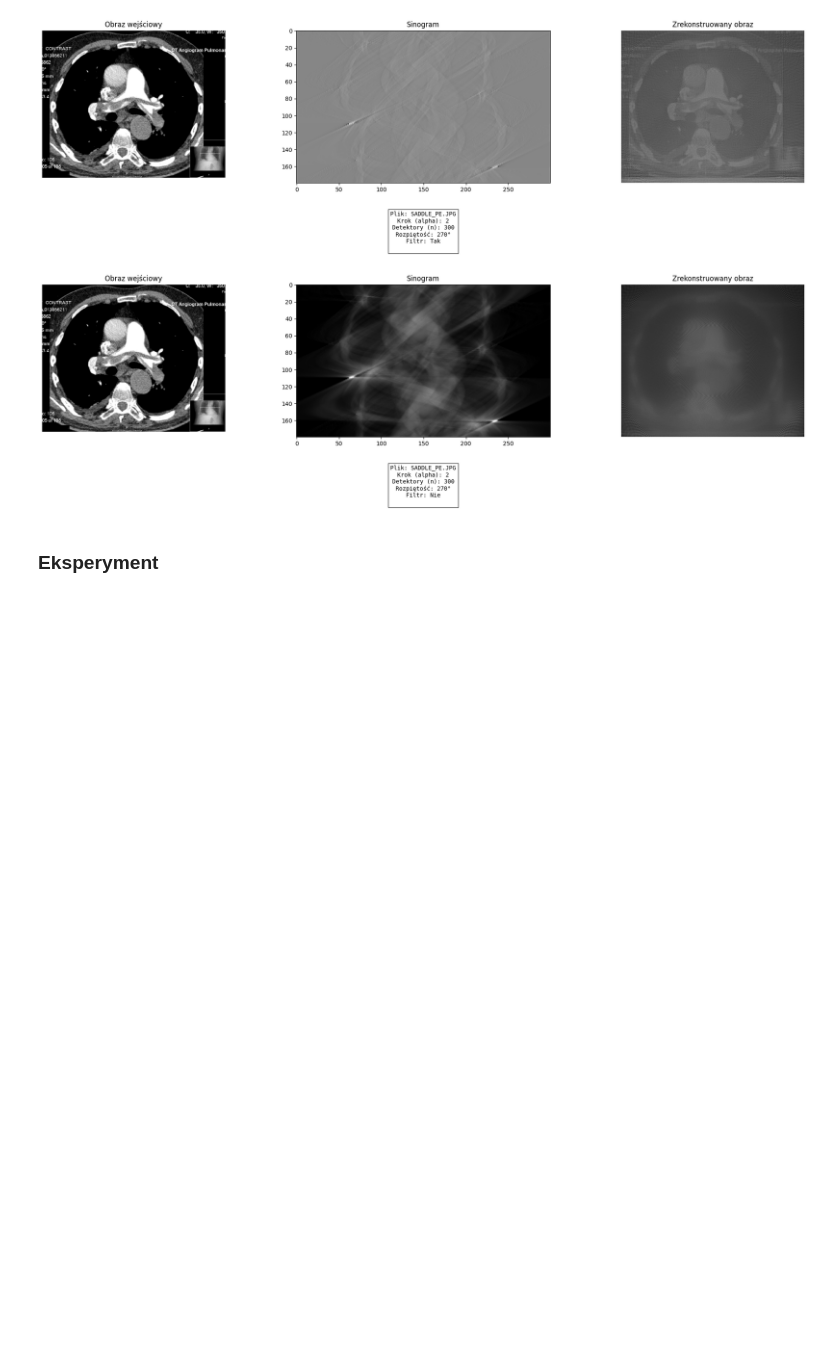
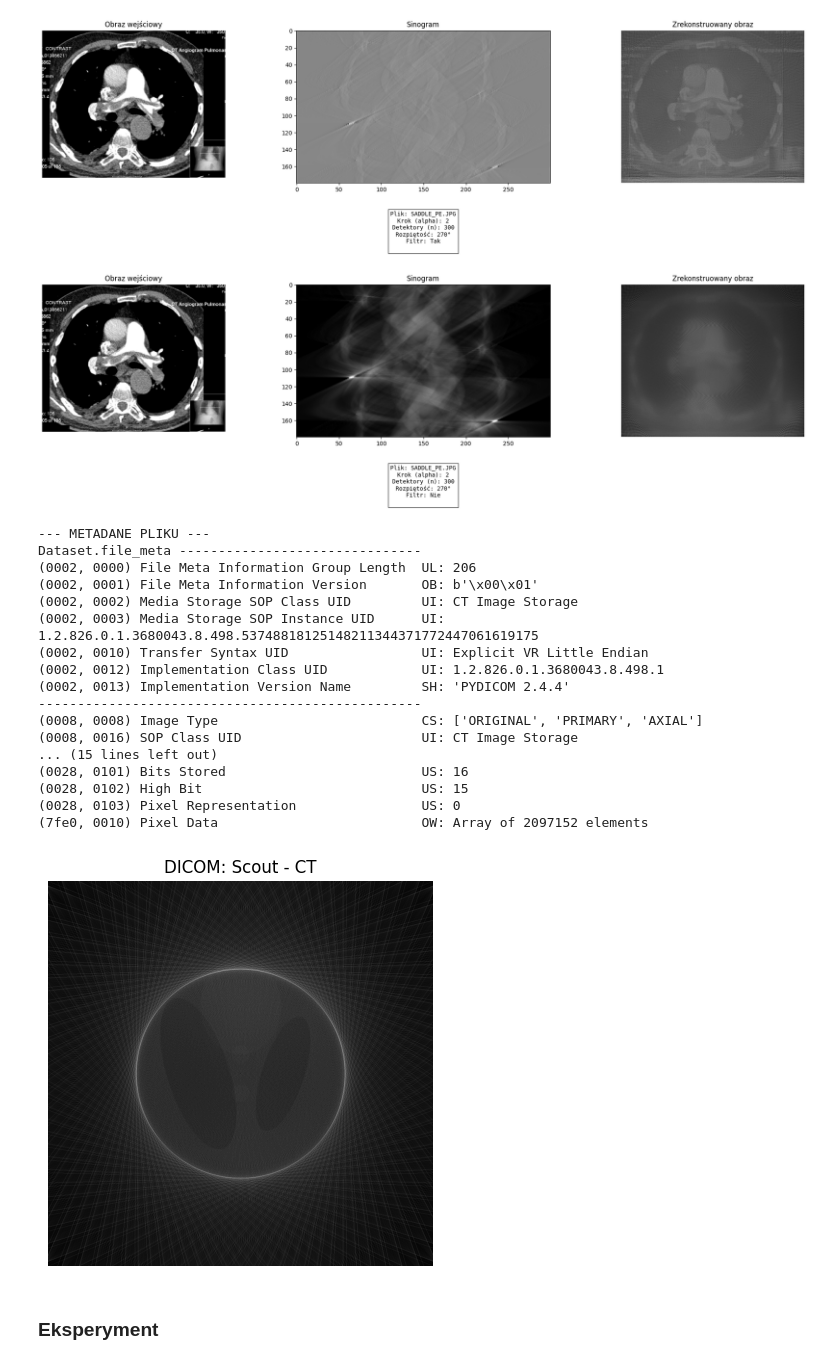
Before and after one commit to oliwiatarent/computed-tomography-simulator, a Jupyter notebook: ct_simulator.ipynb, the cells around one changed output. Saved outputs shown, nothing was run; the diff lists cells and outputs as text; code cells hidden in the pictures; blank space fills up the shorter version.

Commit message:
Wyświetlanie plików DICOM

```diff
--- a/ct_simulator.ipynb
+++ b/ct_simulator.ipynb
@@ -302,3 +303,16 @@ def ct(filename, alpha, n, phi_deg, progress=100, useFilter=True):
+# %%
+def display_dcm(file_path):
+    ds = pydicom.dcmread(file_path)
+
+    print('--- METADANE PLIKU ---')
+    print(ds)
+
+    if 'PixelData' in ds:
+        plt.figure(figsize=(5, 5))
+        plt.imshow(ds.pixel_array, cmap=plt.cm.gray)
+        plt.title(f"DICOM: {ds.PatientName} - {ds.Modality}")
+        plt.axis('off')
+        plt.show()
 # %% [markdown]
 ### Opis głównych funkcji programu
 # %% [markdown]
@@ -445,6 +459,27 @@ ct(img, 2, 300, 270, 100, False)
 [figure]
 [figure]
 [figure]
+# %%
+display_dcm('./dcm/Shepp_logan.dcm')
+# %% [output]
+--- METADANE PLIKU ---
+Dataset.file_meta -------------------------------
+(0002, 0000) File Meta Information Group Length  UL: 206
+(0002, 0001) File Meta Information Version       OB: b'\x00\x01'
+(0002, 0002) Media Storage SOP Class UID         UI: CT Image Storage
+(0002, 0003) Media Storage SOP Instance UID      UI: 1.2.826.0.1.3680043.8.498.53748818125148211344371772447061619175
+(0002, 0010) Transfer Syntax UID                 UI: Explicit VR Little Endian
+(0002, 0012) Implementation Class UID            UI: 1.2.826.0.1.3680043.8.498.1
+(0002, 0013) Implementation Version Name         SH: 'PYDICOM 2.4.4'
+-------------------------------------------------
+(0008, 0008) Image Type                          CS: ['ORIGINAL', 'PRIMARY', 'AXIAL']
+(0008, 0016) SOP Class UID                       UI: CT Image Storage
+... (15 lines left out)
+(0028, 0101) Bits Stored                         US: 16
+(0028, 0102) High Bit                            US: 15
+(0028, 0103) Pixel Representation                US: 0
+(7fe0, 0010) Pixel Data                          OW: Array of 2097152 elements
+[figure, added]
 # %% [markdown]
 ### Eksperyment
 # %%
```
Also changed, not shown: parts of 2 cells of this notebook, 1 other file.
